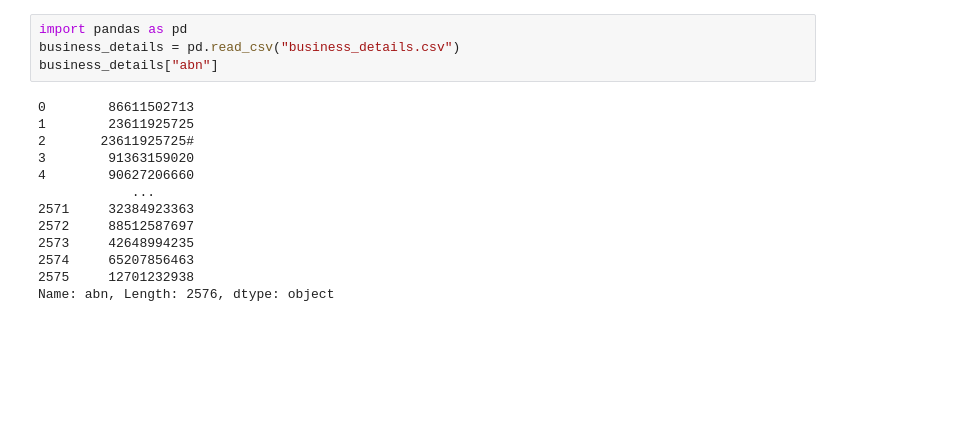
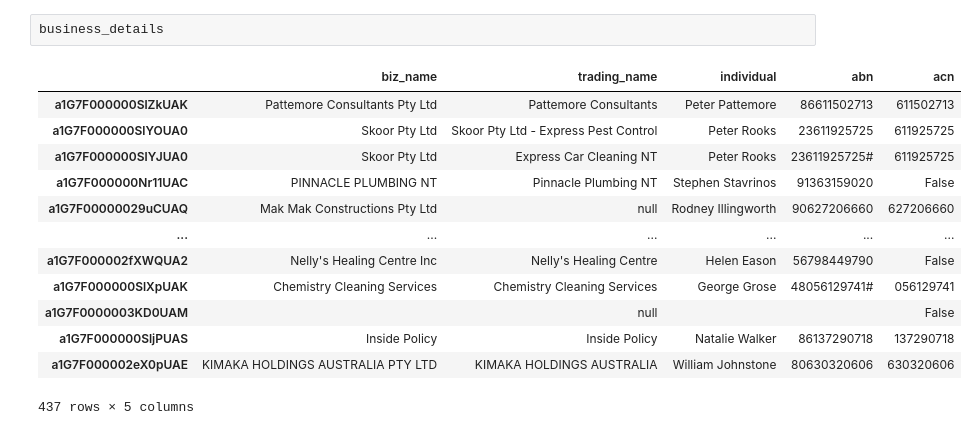
Before and after one commit to MarkusMannheim/black-cladding, a Jupyter notebook: data/business_details.ipynb, the cells around one changed output. Saved outputs shown, nothing was run; the diff lists cells and outputs as text; blank space fills up the shorter version.

```diff
--- a/data/business_details.ipynb
+++ b/data/business_details.ipynb
@@ -57,17 +84,16 @@ Scraping a1G2t000000eVEwEAM ...
-# %%
-import pandas as pd
-business_details = pd.read_csv("business_details.csv")
-business_details["abn"]
-# %% [output]
-0        86611502713
-1        23611925725
-2       23611925725#
-3        91363159020
-4        90627206660
-            ...
-2571     32384923363
-2572     88512587697
-2573     42648994235
-2574     65207856463
-2575     12701232938
-Name: abn, Length: 2576, dtype: object
+# %%
+business_details
+# %% [output]
+|  | biz_name | trading_name | individual | abn | acn |
+| a1G7F000000SlZkUAK | Pattemore Consultants Pty Ltd | Pattemore Consultants | Peter Pattemore | 86611502713 | 611502713 |
+| a1G7F000000SlYOUA0 | Skoor Pty Ltd | Skoor Pty Ltd - Express Pest Control | Peter Rooks | 23611925725 | 611925725 |
+| a1G7F000000SlYJUA0 | Skoor Pty Ltd | Express Car Cleaning NT | Peter Rooks | 23611925725# | 611925725 |
+| a1G7F000000Nr11UAC | PINNACLE PLUMBING NT | Pinnacle Plumbing NT | Stephen Stavrinos | 91363159020 | False |
+| a1G7F00000029uCUAQ | Mak Mak Constructions Pty Ltd | null | Rodney Illingworth | 90627206660 | 627206660 |
+| ... | ... | ... | ... | ... | ... |
+| a1G7F000002fXWQUA2 | Nelly's Healing Centre Inc | Nelly's Healing Centre | Helen Eason | 56798449790 | False |
+| a1G7F000000SlXpUAK | Chemistry Cleaning Services | Chemistry Cleaning Services | George Grose | 48056129741# | 056129741 |
+| a1G7F0000003KD0UAM |  | null |  |  | False |
+| a1G7F000000SljPUAS | Inside Policy | Inside Policy | Natalie Walker | 86137290718 | 137290718 |
+| a1G7F000002eX0pUAE | KIMAKA HOLDINGS AUSTRALIA PTY LTD | KIMAKA HOLDINGS AUSTRALIA | William Johnstone | 80630320606 | 630320606 |
+437 rows × 5 columns
```
Also changed, not shown: parts of 1 cell of this notebook.
